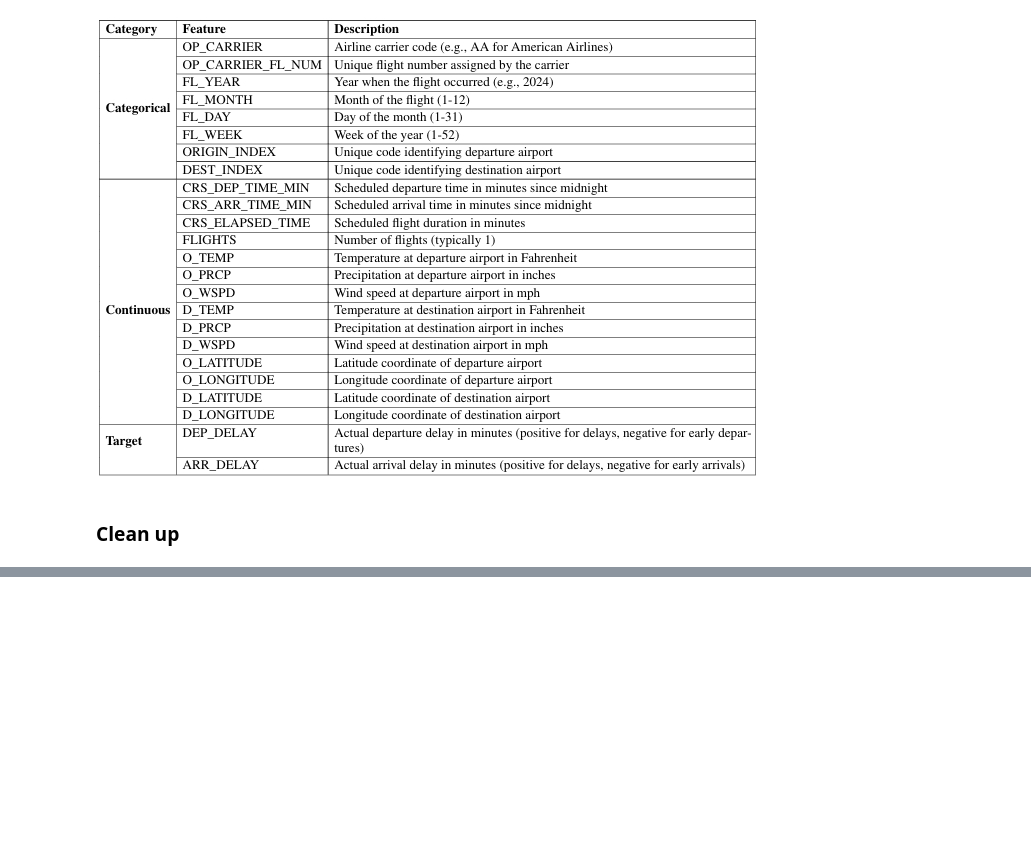
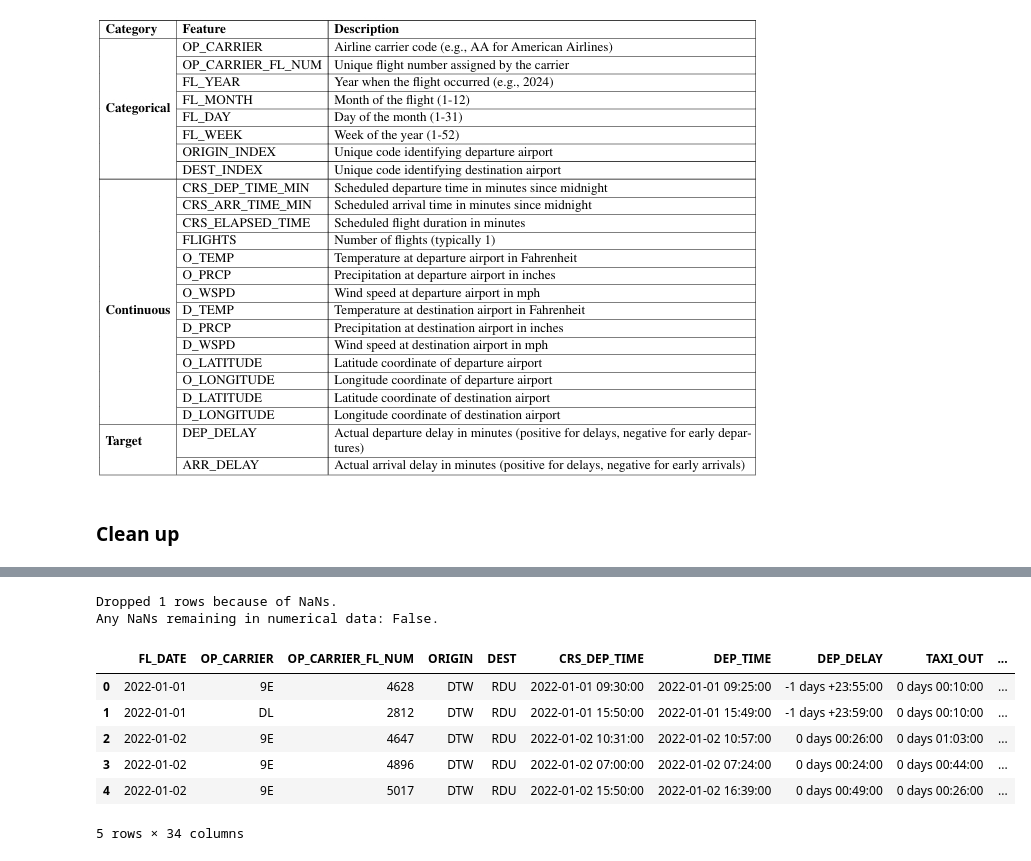
Before and after one commit to kevinbrugnera/Flight-Delay-Forecasting, a Jupyter notebook: exploration.ipynb, the cells around one changed output, grey strips where cells are left out. Drawn from its saved outputs; the diff is of its cells as text; code cells hidden in the pictures; blank space fills up the shorter version.

```diff
--- a/exploration.ipynb
+++ b/exploration.ipynb
@@ -89,36 +99,50 @@ def remove_outliers_percentile(df, columns, lower=0.01, upper=0.99): # good prac
 # %%
 import numpy as np
 # %%
-def clean_dataframe(df,
-                  int_type='int32', float_type='float32',
-                  cache_bool=False,): # cache=False to save memory at the cost of speed
+def clean_dataframe(
+    df,
+    int_type="int32",
+    float_type="float32",
+    cache_bool=False,
+):  # cache=False to save memory at the cost of speed
     # type conversions
-    for col in DATE_COLS+DATETIME_COLS:
+    for col in DATE_COLS + DATETIME_COLS:
         df[col] = pd.to_datetime(df[col], format="%Y-%m-%d %H:%M:%S", cache=cache_bool)
     for col in DATE_COLS:
-            df[col] = df[col].dt.normalize() # keep date only, no time (cleaner)
+        df[col] = df[col].dt.normalize()  # keep date only, no time (cleaner)
     for col in TIMEDELTA_MINS_COLS:
-        df[col] = pd.to_timedelta(df[col], unit='m')
+        df[col] = pd.to_timedelta(df[col], unit="m")
     df[INT_COLS] = df[INT_COLS].astype(int_type)
-    df[STR_COLS] = df[STR_COLS].astype('str')
-    df[FLOAT_COLS] = df[FLOAT_COLS].astype(float_type)
+    df[STR_COLS] = df[STR_COLS].astype("str")
+    df[FLOAT_COLS] = df[FLOAT_COLS].astype(float_type) # limit precision??
 
     # drop all rows containing NaNs and keep track of them
-    n_rows_before=len(df)
-    df.dropna(subset=['D_TEMP', 'D_PRCP', 'D_WSPD'], inplace=True)
-    n_rows_after=len(df)
-    n_rows_dropped=n_rows_before-n_rows_after
+    n_rows_before = len(df)
+    df.dropna(subset=["D_TEMP", "D_PRCP", "D_WSPD"], inplace=True)
+    n_rows_after = len(df)
+    n_rows_dropped = n_rows_before - n_rows_after
     print(f"Dropped {n_rows_dropped} rows because of NaNs.")
-    nan_bool=bool(np.any(df_2022.isna().sum()>0))
+    nan_bool = bool(np.any(df_2022.isna().sum() > 0))
     print(f"Any NaNs remaining in numerical data: {nan_bool}.")
 
     return df
 # %%
 df_2022=clean_dataframe(df_2022)
+# %% [output]
+Dropped 1 rows because of NaNs.
+Any NaNs remaining in numerical data: False.
 # %%
 #df_2022.dtypes
 # %%
-#df_2022.describe()
+df_2022.head()
+# %% [output]
+|  | FL_DATE | OP_CARRIER | OP_CARRIER_FL_NUM | ORIGIN | DEST | CRS_DEP_TIME | DEP_TIME | DEP_DELAY | TAXI_OUT | ... |
+| 0 | 2022-01-01 | 9E | 4628 | DTW | RDU | 2022-01-01 09:30:00 | 2022-01-01 09:25:00 | -1 days +23:55:00 | 0 days 00:10:00 | ... |
+| 1 | 2022-01-01 | DL | 2812 | DTW | RDU | 2022-01-01 15:50:00 | 2022-01-01 15:49:00 | -1 days +23:59:00 | 0 days 00:10:00 | ... |
+| 2 | 2022-01-02 | 9E | 4647 | DTW | RDU | 2022-01-02 10:31:00 | 2022-01-02 10:57:00 | 0 days 00:26:00 | 0 days 01:03:00 | ... |
+| 3 | 2022-01-02 | 9E | 4896 | DTW | RDU | 2022-01-02 07:00:00 | 2022-01-02 07:24:00 | 0 days 00:24:00 | 0 days 00:44:00 | ... |
+| 4 | 2022-01-02 | 9E | 5017 | DTW | RDU | 2022-01-02 15:50:00 | 2022-01-02 16:39:00 | 0 days 00:49:00 | 0 days 00:26:00 | ... |
+5 rows × 34 columns
 # %%
 #df_2022.columns[np.where(df_2022.isna().sum()>0)]
 # %%
```
Also changed, not shown: parts of 20 cells of this notebook.
